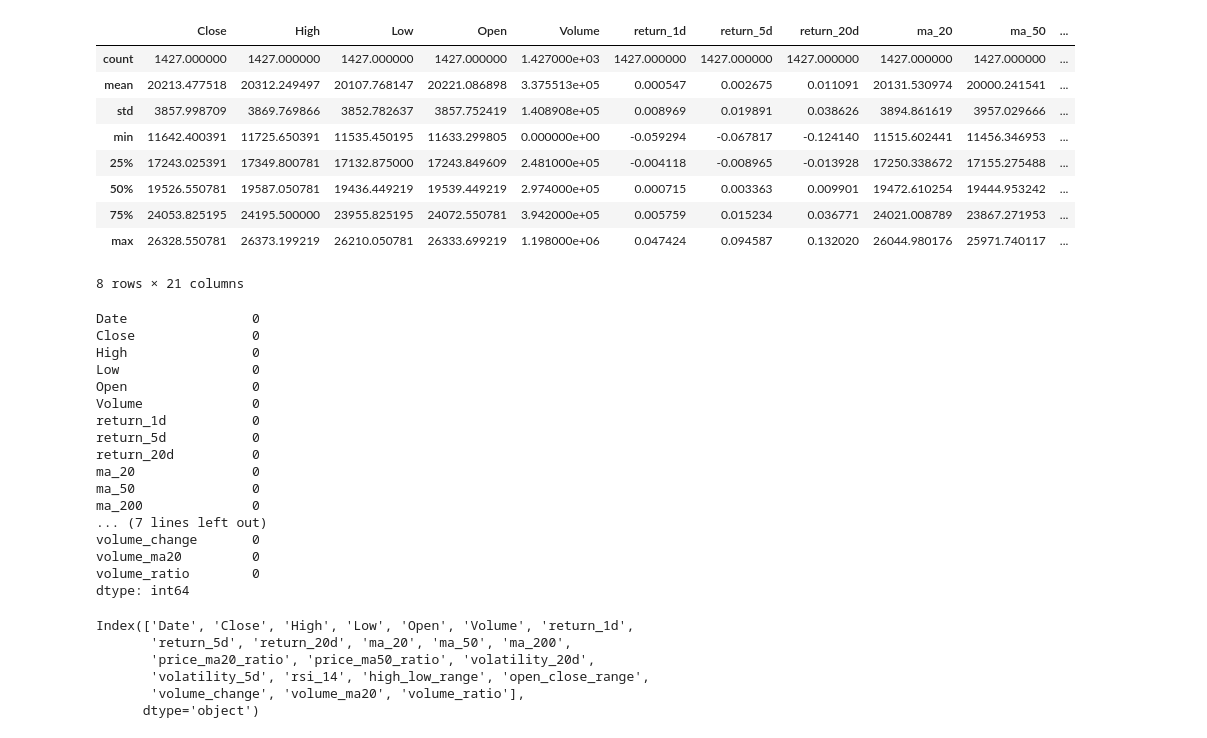
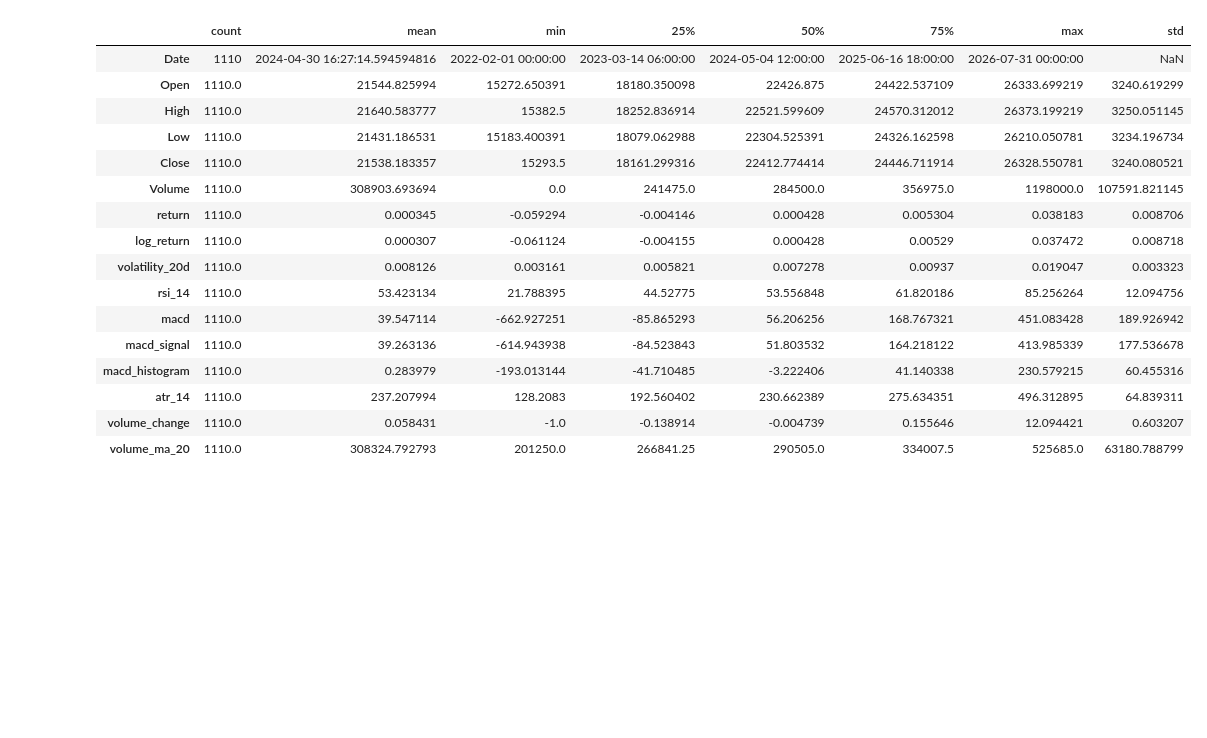
Before and after one commit to morthanikhila/adaptive-market-regime-engine, a Jupyter notebook: notebooks/01_feature_analysis.ipynb, the cells around one changed output. Saved outputs shown, nothing was run; the diff lists cells and outputs as text; code cells hidden in the pictures; blank space fills up the shorter version.

```diff
--- a/notebooks/01_feature_analysis.ipynb
+++ b/notebooks/01_feature_analysis.ipynb
@@ -1,8 +10,12 @@
 # %%
-import pandas as pd
+DATA_PATH = (
+    "../data/features/"
+    "nifty50_features.csv"
+)
 
 df = pd.read_csv(
-    "../data/features/nifty50_features.csv"
+    DATA_PATH,
+    parse_dates=["Date"],
 )
 
 df.head()
@@ -48,42 +47,20 @@ memory usage: 245.4+ KB
 # %%
-df.describe()
+df.describe().T
 # %% [output]
-|  | Close | High | Low | Open | Volume | return_1d | return_5d | return_20d | ma_20 | ma_50 | ... |
-| count | 1427.000000 | 1427.000000 | 1427.000000 | 1427.000000 | 1.427000e+03 | 1427.000000 | 1427.000000 | 1427.000000 | 1427.000000 | 1427.000000 | ... |
-| mean | 20213.477518 | 20312.249497 | 20107.768147 | 20221.086898 | 3.375513e+05 | 0.000547 | 0.002675 | 0.011091 | 20131.530974 | 20000.241541 | ... |
-| std | 3857.998709 | 3869.769866 | 3852.782637 | 3857.752419 | 1.408908e+05 | 0.008969 | 0.019891 | 0.038626 | 3894.861619 | 3957.029666 | ... |
-| min | 11642.400391 | 11725.650391 | 11535.450195 | 11633.299805 | 0.000000e+00 | -0.059294 | -0.067817 | -0.124140 | 11515.602441 | 11456.346953 | ... |
-| 25% | 17243.025391 | 17349.800781 | 17132.875000 | 17243.849609 | 2.481000e+05 | -0.004118 | -0.008965 | -0.013928 | 17250.338672 | 17155.275488 | ... |
-| 50% | 19526.550781 | 19587.050781 | 19436.449219 | 19539.449219 | 2.974000e+05 | 0.000715 | 0.003363 | 0.009901 | 19472.610254 | 19444.953242 | ... |
-| 75% | 24053.825195 | 24195.500000 | 23955.825195 | 24072.550781 | 3.942000e+05 | 0.005759 | 0.015234 | 0.036771 | 24021.008789 | 23867.271953 | ... |
-| max | 26328.550781 | 26373.199219 | 26210.050781 | 26333.699219 | 1.198000e+06 | 0.047424 | 0.094587 | 0.132020 | 26044.980176 | 25971.740117 | ... |
+|  | count | mean | min | 25% | 50% | 75% | max | std |
+| Date | 1110 | 2024-04-30 16:27:14.594594816 | 2022-02-01 00:00:00 | 2023-03-14 06:00:00 | 2024-05-04 12:00:00 | 2025-06-16 18:00:00 | 2026-07-31 00:00:00 | NaN |
+| Open | 1110.0 | 21544.825994 | 15272.650391 | 18180.350098 | 22426.875 | 24422.537109 | 26333.699219 | 3240.619299 |
+| High | 1110.0 | 21640.583777 | 15382.5 | 18252.836914 | 22521.599609 | 24570.312012 | 26373.199219 | 3250.051145 |
+| Low | 1110.0 | 21431.186531 | 15183.400391 | 18079.062988 | 22304.525391 | 24326.162598 | 26210.050781 | 3234.196734 |
+| Close | 1110.0 | 21538.183357 | 15293.5 | 18161.299316 | 22412.774414 | 24446.711914 | 26328.550781 | 3240.080521 |
+| Volume | 1110.0 | 308903.693694 | 0.0 | 241475.0 | 284500.0 | 356975.0 | 1198000.0 | 107591.821145 |
+| return | 1110.0 | 0.000345 | -0.059294 | -0.004146 | 0.000428 | 0.005304 | 0.038183 | 0.008706 |
+| log_return | 1110.0 | 0.000307 | -0.061124 | -0.004155 | 0.000428 | 0.00529 | 0.037472 | 0.008718 |
+| volatility_20d | 1110.0 | 0.008126 | 0.003161 | 0.005821 | 0.007278 | 0.00937 | 0.019047 | 0.003323 |
+| rsi_14 | 1110.0 | 53.423134 | 21.788395 | 44.52775 | 53.556848 | 61.820186 | 85.256264 | 12.094756 |
+| macd | 1110.0 | 39.547114 | -662.927251 | -85.865293 | 56.206256 | 168.767321 | 451.083428 | 189.926942 |
+| macd_signal | 1110.0 | 39.263136 | -614.943938 | -84.523843 | 51.803532 | 164.218122 | 413.985339 | 177.536678 |
+| macd_histogram | 1110.0 | 0.283979 | -193.013144 | -41.710485 | -3.222406 | 41.140338 | 230.579215 | 60.455316 |
+| atr_14 | 1110.0 | 237.207994 | 128.2083 | 192.560402 | 230.662389 | 275.634351 | 496.312895 | 64.839311 |
+| volume_change | 1110.0 | 0.058431 | -1.0 | -0.138914 | -0.004739 | 0.155646 | 12.094421 | 0.603207 |
+| volume_ma_20 | 1110.0 | 308324.792793 | 201250.0 | 266841.25 | 290505.0 | 334007.5 | 525685.0 | 63180.788799 |
-8 rows × 21 columns
-# %%
-df.isnull().sum()
-# %% [output]
-Date                0
-Close               0
-High                0
-Low                 0
-Open                0
-Volume              0
-return_1d           0
-return_5d           0
-return_20d          0
-ma_20               0
-ma_50               0
-ma_200              0
-... (7 lines left out)
-volume_change       0
-volume_ma20         0
-volume_ratio        0
-dtype: int64
-# %%
-df.columns
-# %% [output]
-Index(['Date', 'Close', 'High', 'Low', 'Open', 'Volume', 'return_1d',
-       'return_5d', 'return_20d', 'ma_20', 'ma_50', 'ma_200',
-       'price_ma20_ratio', 'price_ma50_ratio', 'volatility_20d',
-       'volatility_5d', 'rsi_14', 'high_low_range', 'open_close_range',
-       'volume_change', 'volume_ma20', 'volume_ratio'],
-      dtype='object')
```
Also changed, not shown: parts of 18 cells of this notebook, 8 other files.
